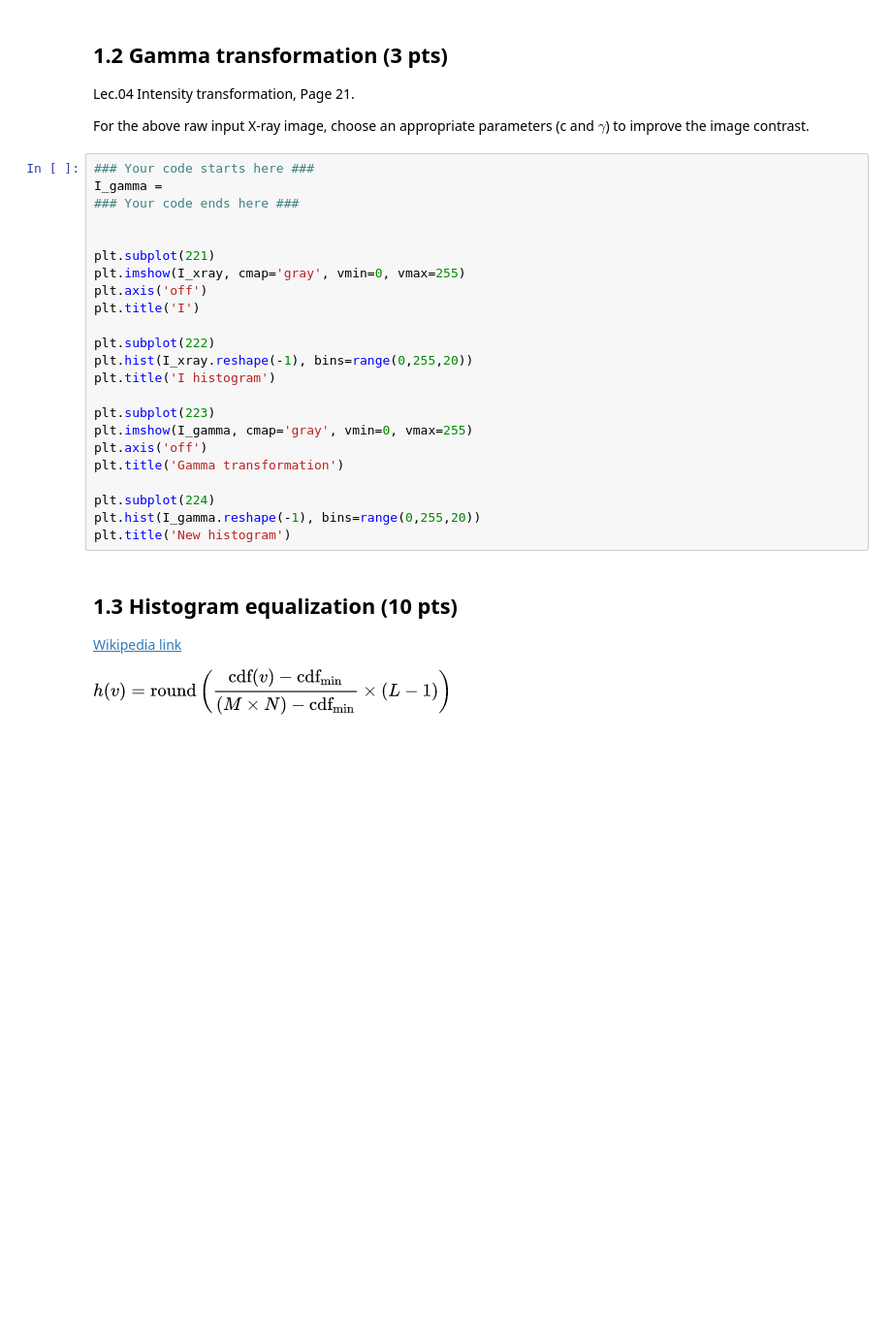
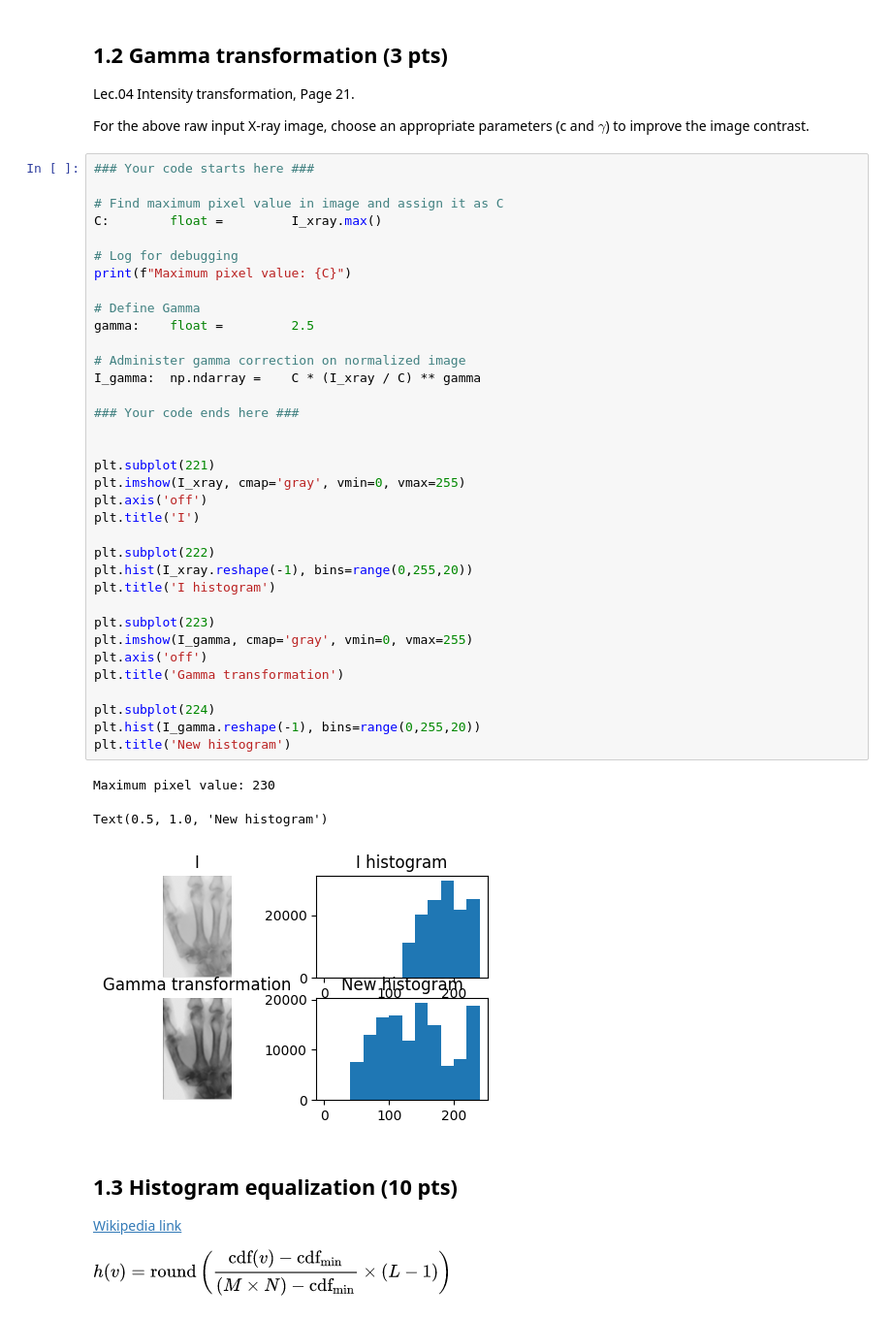
Before and after one commit to theokoles7/notebooks, a Jupyter notebook: Image-Processing/_assignments_/HW01_lab.ipynb, the cells around one changed output. Shown at 97% size. Cells and saved outputs as stored; diff of their text form; blank space fills up the shorter version.

Commit message:
Complete assignment 1

```diff
--- a/Image-Processing/_assignments_/HW01_lab.ipynb
+++ b/Image-Processing/_assignments_/HW01_lab.ipynb
@@ -95,27 +160,43 @@ Lec.04 Intensity transformation, Page 21.
 For the above raw input X-ray image, choose an appropriate parameters (c and $γ$) to improve the image contrast.
 # %%
 ### Your code starts here ###
-I_gamma =
+
+# Find maximum pixel value in image and assign it as C
+C:        float =         I_xray.max()
+
+# Log for debugging
+print(f"Maximum pixel value: {C}")
+
+# Define Gamma
+gamma:    float =         2.5
+
+# Administer gamma correction on normalized image
+I_gamma:  np.ndarray =    C * (I_xray / C) ** gamma
+
 ### Your code ends here ###
 
 
 plt.subplot(221)
 plt.imshow(I_xray, cmap='gray', vmin=0, vmax=255)
 plt.axis('off')
 plt.title('I')
 
 plt.subplot(222)
 plt.hist(I_xray.reshape(-1), bins=range(0,255,20))
 plt.title('I histogram')
 
 plt.subplot(223)
 plt.imshow(I_gamma, cmap='gray', vmin=0, vmax=255)
 plt.axis('off')
 plt.title('Gamma transformation')
 
 plt.subplot(224)
 plt.hist(I_gamma.reshape(-1), bins=range(0,255,20))
 plt.title('New histogram')
+# %% [output]
+Maximum pixel value: 230
+Text(0.5, 1.0, 'New histogram')
+[figure, added]
 # %% [markdown]
 ## 1.3 Histogram equalization (10 pts)
 
```
Also changed, not shown: parts of 26 cells of this notebook.
